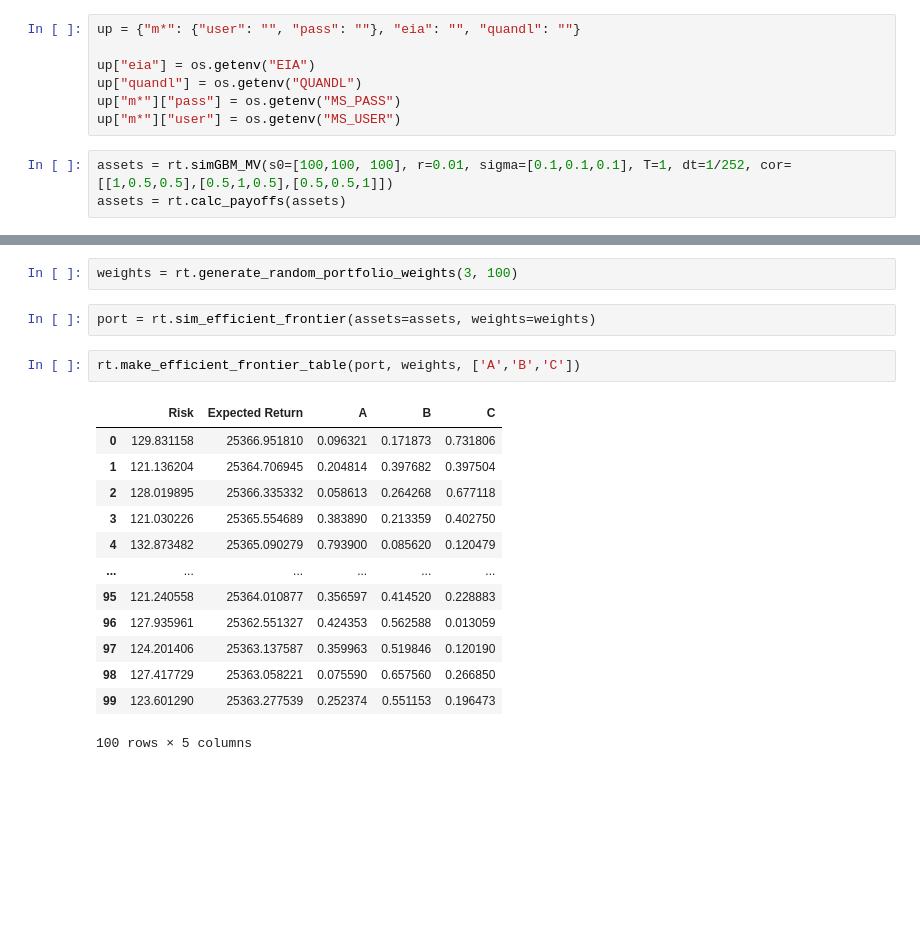
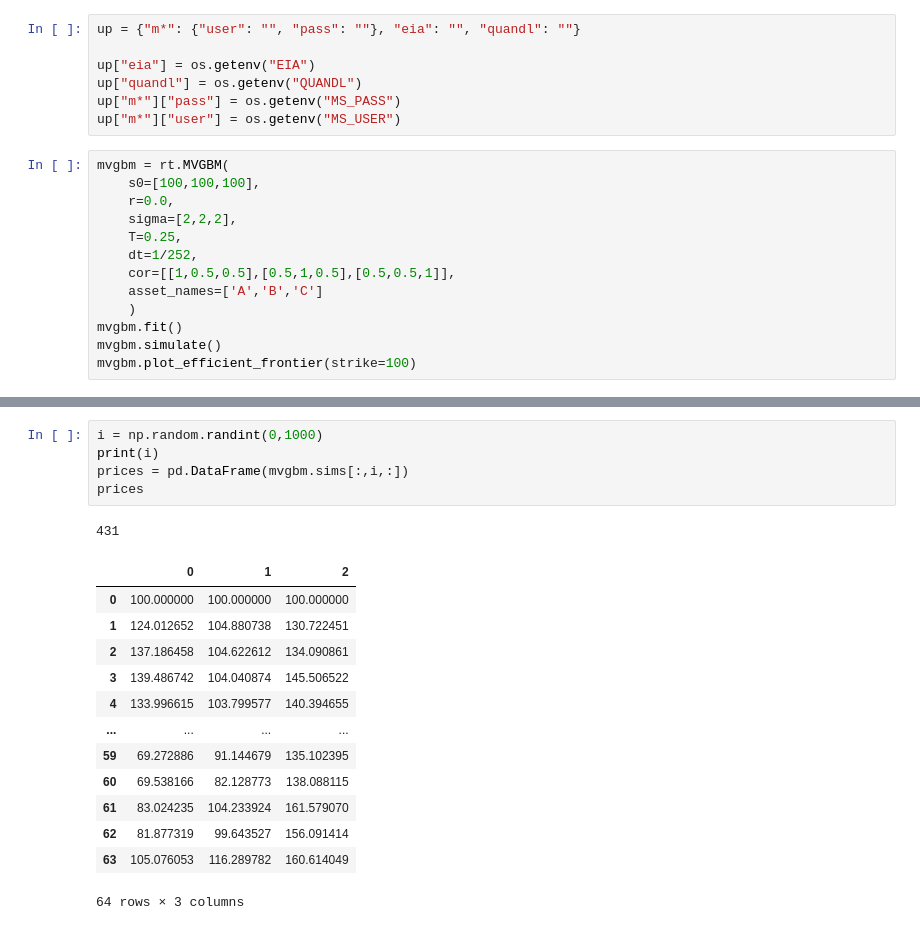
Before and after one commit to bbcho/risktools-dev, a Jupyter notebook: notebooks/testing.ipynb, the cells around one changed output, grey strips where cells are left out. Cells and saved outputs as stored; diff of their text form; blank space fills up the shorter version.

Commit message:
fixed MVGBM for real

```diff
--- a/notebooks/testing.ipynb
+++ b/notebooks/testing.ipynb
@@ -20,5 +17,15 @@ up["quandl"] = os.getenv("QUANDL")
 up["m*"]["pass"] = os.getenv("MS_PASS")
 up["m*"]["user"] = os.getenv("MS_USER")
 # %%
-assets = rt.simGBM_MV(s0=[100,100, 100], r=0.01, sigma=[0.1,0.1,0.1], T=1, dt=1/252, cor=[[1,0.5,0.5],[0.5,1,0.5],[0.5,0.5,1]])
-assets = rt.calc_payoffs(assets)
+mvgbm = rt.MVGBM(
+    s0=[100,100,100],
+    r=0.0,
+    sigma=[2,2,2],
+    T=0.25,
+    dt=1/252,
+    cor=[[1,0.5,0.5],[0.5,1,0.5],[0.5,0.5,1]],
+    asset_names=['A','B','C']
+    )
+mvgbm.fit()
+mvgbm.simulate()
+mvgbm.plot_efficient_frontier(strike=100)
@@ -25,20 +34,20 @@ assets = rt.calc_payoffs(assets)
-# %%
-weights = rt.generate_random_portfolio_weights(3, 100)
-# %%
-port = rt.sim_efficient_frontier(assets=assets, weights=weights)
-# %%
-rt.make_efficient_frontier_table(port, weights, ['A','B','C'])
-# %% [output]
-|  | Risk | Expected Return | A | B | C |
-| 0 | 129.831158 | 25366.951810 | 0.096321 | 0.171873 | 0.731806 |
-| 1 | 121.136204 | 25364.706945 | 0.204814 | 0.397682 | 0.397504 |
-| 2 | 128.019895 | 25366.335332 | 0.058613 | 0.264268 | 0.677118 |
-| 3 | 121.030226 | 25365.554689 | 0.383890 | 0.213359 | 0.402750 |
-| 4 | 132.873482 | 25365.090279 | 0.793900 | 0.085620 | 0.120479 |
-| ... | ... | ... | ... | ... | ... |
-| 95 | 121.240558 | 25364.010877 | 0.356597 | 0.414520 | 0.228883 |
-| 96 | 127.935961 | 25362.551327 | 0.424353 | 0.562588 | 0.013059 |
-| 97 | 124.201406 | 25363.137587 | 0.359963 | 0.519846 | 0.120190 |
-| 98 | 127.417729 | 25363.058221 | 0.075590 | 0.657560 | 0.266850 |
-| 99 | 123.601290 | 25363.277539 | 0.252374 | 0.551153 | 0.196473 |
-100 rows × 5 columns
+# %%
+i = np.random.randint(0,1000)
+print(i)
+prices = pd.DataFrame(mvgbm.sims[:,i,:])
+prices
+# %% [output]
+431
+|  | 0 | 1 | 2 |
+| 0 | 100.000000 | 100.000000 | 100.000000 |
+| 1 | 124.012652 | 104.880738 | 130.722451 |
+| 2 | 137.186458 | 104.622612 | 134.090861 |
+| 3 | 139.486742 | 104.040874 | 145.506522 |
+| 4 | 133.996615 | 103.799577 | 140.394655 |
+| ... | ... | ... | ... |
+| 59 | 69.272886 | 91.144679 | 135.102395 |
+| 60 | 69.538166 | 82.128773 | 138.088115 |
+| 61 | 83.024235 | 104.233924 | 161.579070 |
+| 62 | 81.877319 | 99.643527 | 156.091414 |
+| 63 | 105.076053 | 116.289782 | 160.614049 |
+64 rows × 3 columns
```
Also changed, not shown: parts of 11 cells of this notebook, 1 other file.
